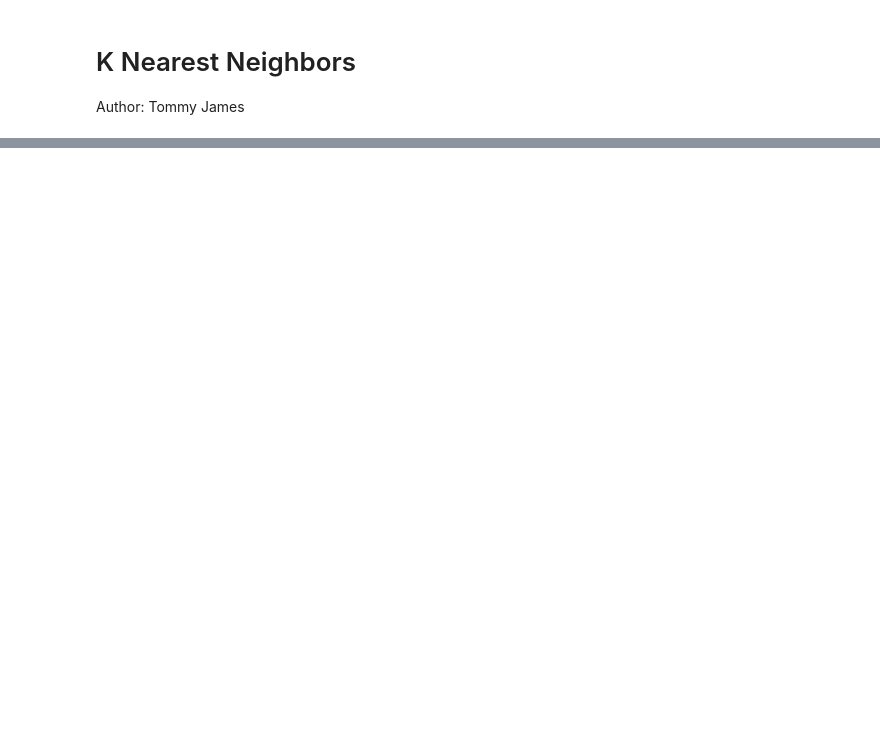
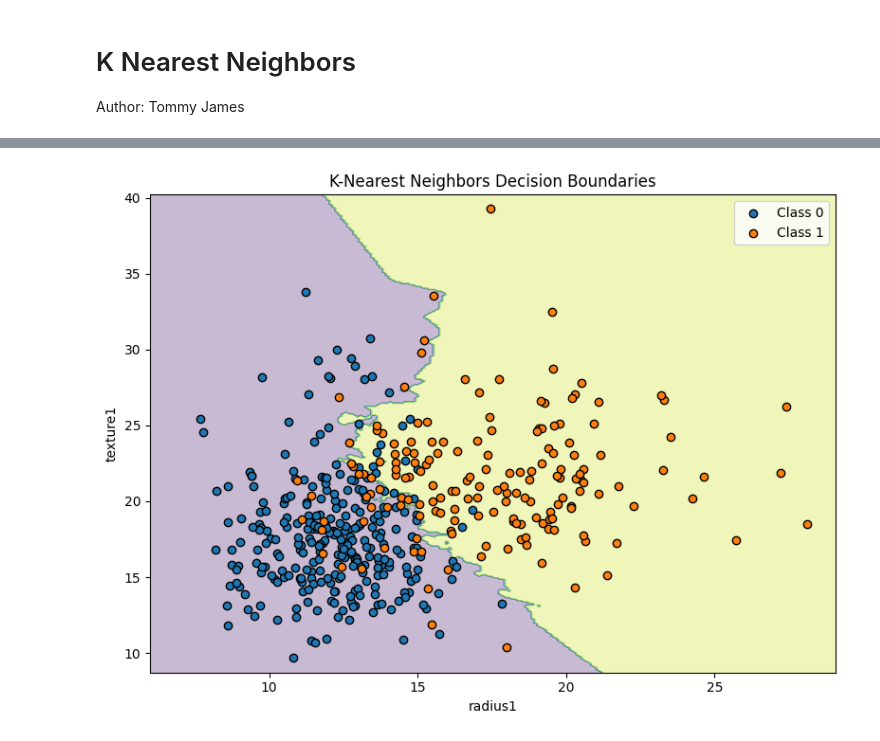
Before and after one commit to timhhsieh/CS4210-Final-Project, a Jupyter notebook: knn.ipynb, the cells around one changed output, grey strips where cells are left out. Saved outputs shown, nothing was run; the diff lists cells and outputs as text; code cells hidden in the pictures; blank space fills up the shorter version.

```diff
--- a/knn.ipynb
+++ b/knn.ipynb
@@ -61,0 +166,51 @@ false negatives: 2
+# %%
+# Convert X dataframe to numpy array
+X_arr = np.array(X)
+
+# Use the first two columns of the feature matrix as features
+selected_feature_indices = [0, 1]
+X_selected = X_arr[:, selected_feature_indices]
+
+# Split the dataset into training and testing sets
+X_train, X_test, y_train, y_test = train_test_split(X_selected, y_encoded, test_size=0.2, random_state=42)
+
+# Create a KNN classifier with k=3 (you can change the value of k)
+knn = KNeighborsClassifier(n_neighbors=n)
+knn.fit(X_train, y_train)
+
+# Plot decision boundaries
+plt.figure(figsize=(8, 6))
+
+# Plot the decision boundary by assigning a color to each point in the mesh [x_min, x_max]x[y_min, y_max].
+h = 0.1  # step size in the mesh
+x_min, x_max = X_selected[:, 0].min() - 1, X_selected[:, 0].max() + 1
+y_min, y_max = X_selected[:, 1].min() - 1, X_selected[:, 1].max() + 1
+xx, yy = np.meshgrid(np.arange(x_min, x_max, h), np.arange(y_min, y_max, h))
+
+Z = knn.predict(np.c_[xx.ravel(), yy.ravel()])
+Z = Z.reshape(xx.shape)
+
+plt.contourf(xx, yy, Z, cmap='viridis', alpha=0.3)
+
+# # Plot the training points
+# scatter_train = plt.scatter(X_train[:, 0], X_train[:, 1], c=y_train, marker='o', edgecolors='k', label='Training Data')
+# # Plot the testing points
+# scatter_test = plt.scatter(X_test[:, 0], X_test[:, 1], c=y_test, marker='s', edgecolors='k', label='Testing Data')
+
+# Plot the training points for each class
+for class_label in np.unique(y_train):
+    class_indices = (y_train == class_label)
+    plt.scatter(X_train[class_indices, 0], X_train[class_indices, 1], label=f'Class {class_label}', marker='o', edgecolors='k')
+
+# Set labels and title
+plt.xlabel(X.columns[0])
+plt.ylabel(X.columns[1])
+plt.title('K-Nearest Neighbors Decision Boundaries')
+
+# Show legend
+plt.legend()
+
+# Show the plot
+plt.show()
+# %% [output]
+[figure, added]
```
Also changed, not shown: parts of 9 cells of this notebook.
